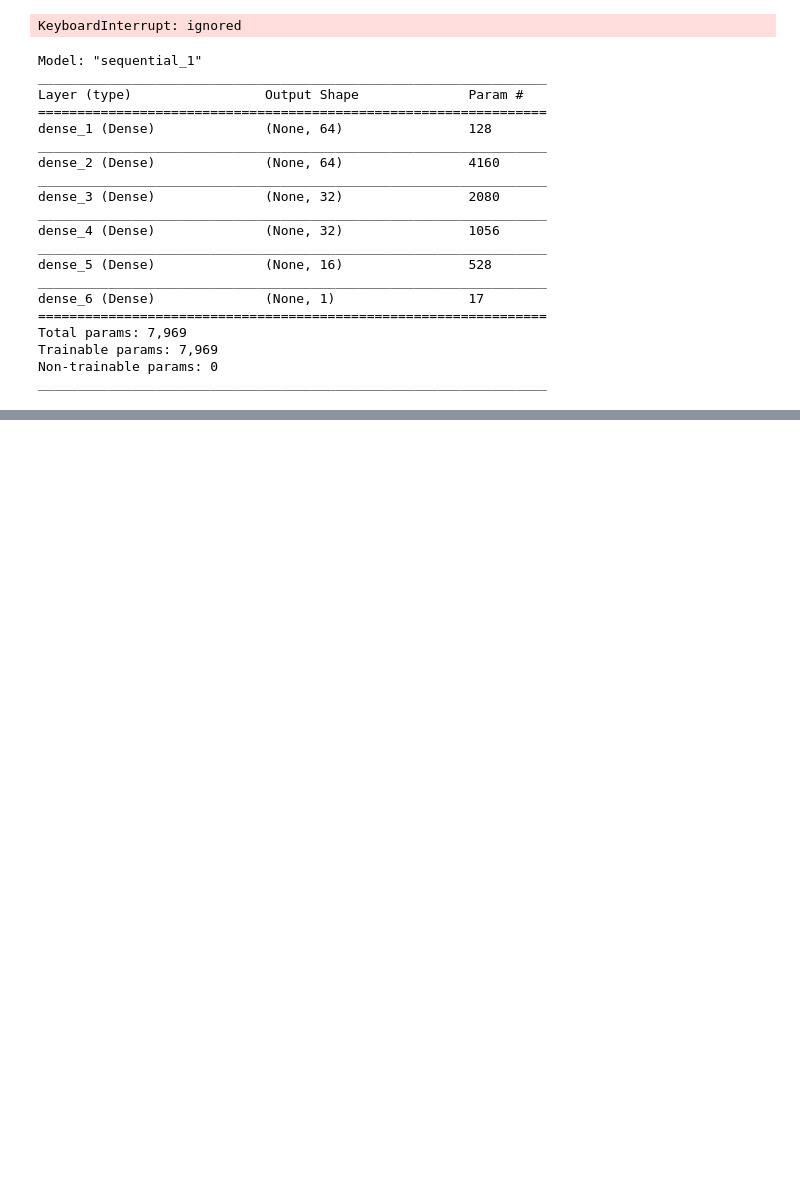
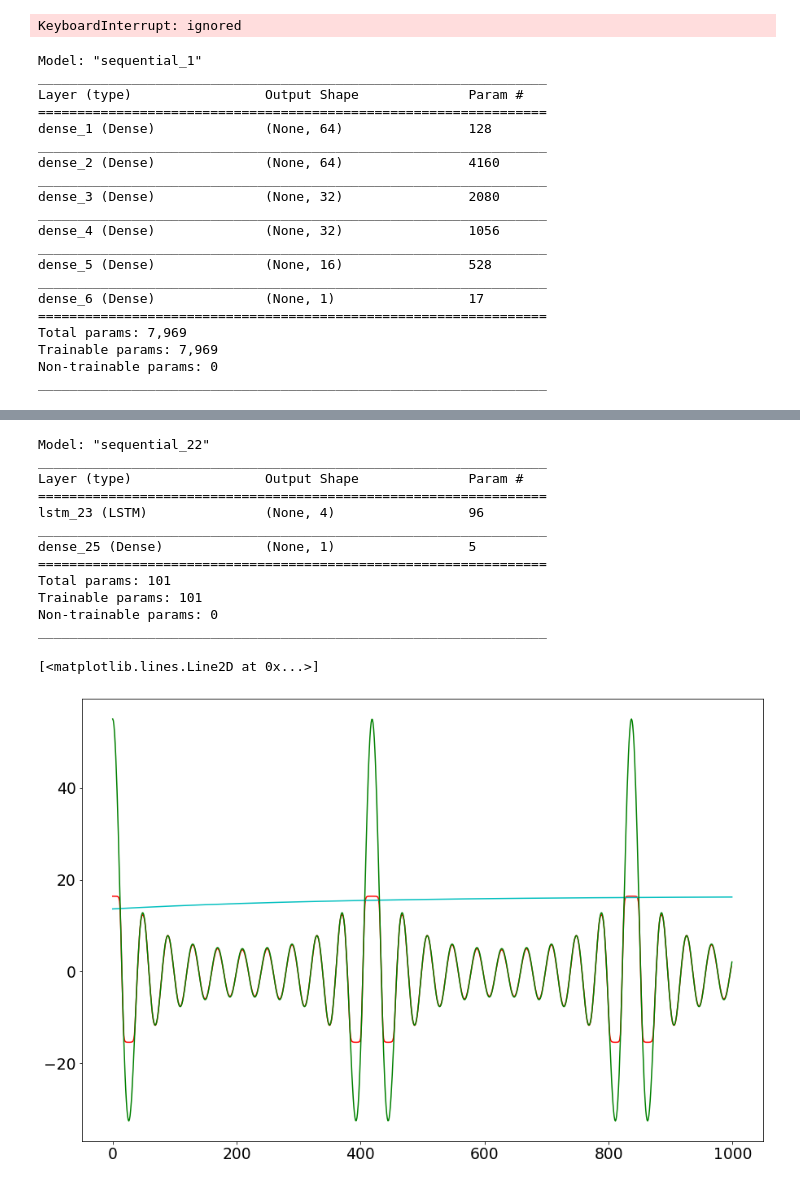
Before and after one commit to RitvikPrabhu/Machine-Learning, a Jupyter notebook: Neural_Networks_function_prediction_.ipynb, the cells around one changed output, grey strips where cells are left out. Saved outputs shown, nothing was run; the diff lists cells and outputs as text; code cells hidden in the pictures; blank space fills up the shorter version.

```diff
--- a/Neural_Networks_function_prediction_.ipynb
+++ b/Neural_Networks_function_prediction_.ipynb
@@ -697,3 +698,64 @@ Test Score: 2.35 RMSE
+# %%
+N = 1000
+look_back = 1
+X_values = np.linspace(0,15,N)
+Y_values = 10*(np.cos(10*X_values)) + 9*(np.cos(9*X_values)) + 8*(np.cos(8*X_values)) + \
+7*(np.cos(7*X_values)) + 6*(np.cos(6*X_values)) + 5*(np.cos(5*X_values)) + 4*(np.cos(4*X_values)) +\
+3*(np.cos(3*X_values)) + 2*(np.cos(2*X_values)) + np.cos(X_values)
+
+X_values1 = np.linspace(15,30,N)
+Y_values = np.reshape(Y_values,(1,Y_values.shape[0]))
+Y_values_list = Y_values.tolist()[0]
+
+Data = []
+for i in range(N-look_back):
+  q = 0
+  w = []
+  while q<look_back:
+    w.append(Y_values_list[i+q])
+    q += 1
+    Data.append(w)
+Target = []
+for i in range(look_back, len(Y_values_list)):
+  Target.append(Y_values_list[i])
+data = np.array(Data, dtype = float)
+target = np.array(Target, dtype = float)
+data = data.reshape(data.shape[0],1,data.shape[1])
+
+x_train = data
+y_train = target
+#x_train, x_test, y_train, y_test = train_test_split(target, data, test_size=0.2, random_state=42)
+
+model = Sequential()
+model.add(LSTM(4, input_shape=(1, look_back)))
+model.add(Dense(1))
+model.compile(loss='mean_squared_error', optimizer='adam')
+model.summary()
+model.fit(x_train, y_train, epochs=20, batch_size=1, verbose=0)
+
+
+results = model.predict(x_train)
+X_values1 = np.reshape(X_values1, (X_values1.shape[0],1,1))
+results2 = model.predict(X_values1)
+
+plt.plot(results, c = 'r')
+plt.plot(results2, c = 'c')
+plt.plot(Y_values_list, c = 'g')
+# %% [output]
+Model: "sequential_22"
+_________________________________________________________________
+Layer (type)                 Output Shape              Param #
+=================================================================
+lstm_23 (LSTM)               (None, 4)                 96
+_________________________________________________________________
+dense_25 (Dense)             (None, 1)                 5
+=================================================================
+Total params: 101
+Trainable params: 101
+Non-trainable params: 0
+_________________________________________________________________
+[<matplotlib.lines.Line2D at 0x...>]
+[figure, added]
 # %%
 size = 8
 def network(L, sequence_size, N):
```
Also changed, not shown: parts of 2 cells of this notebook.
